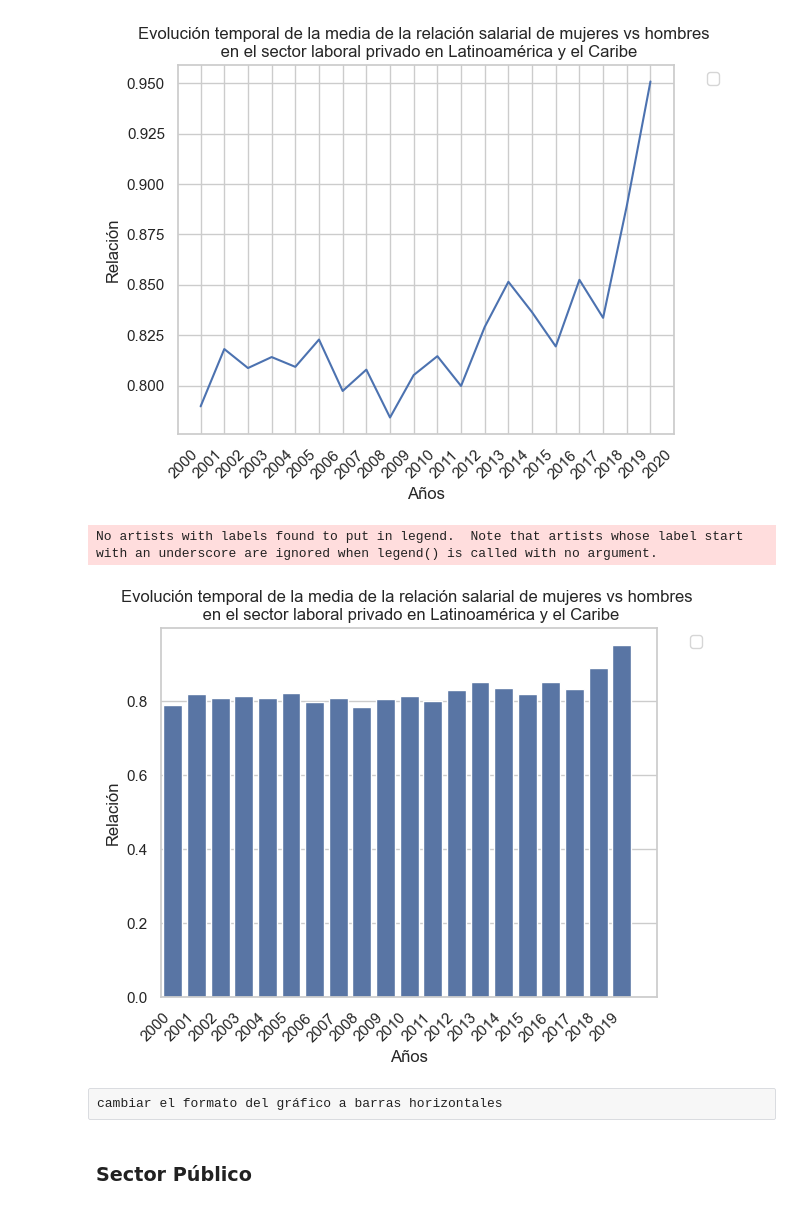
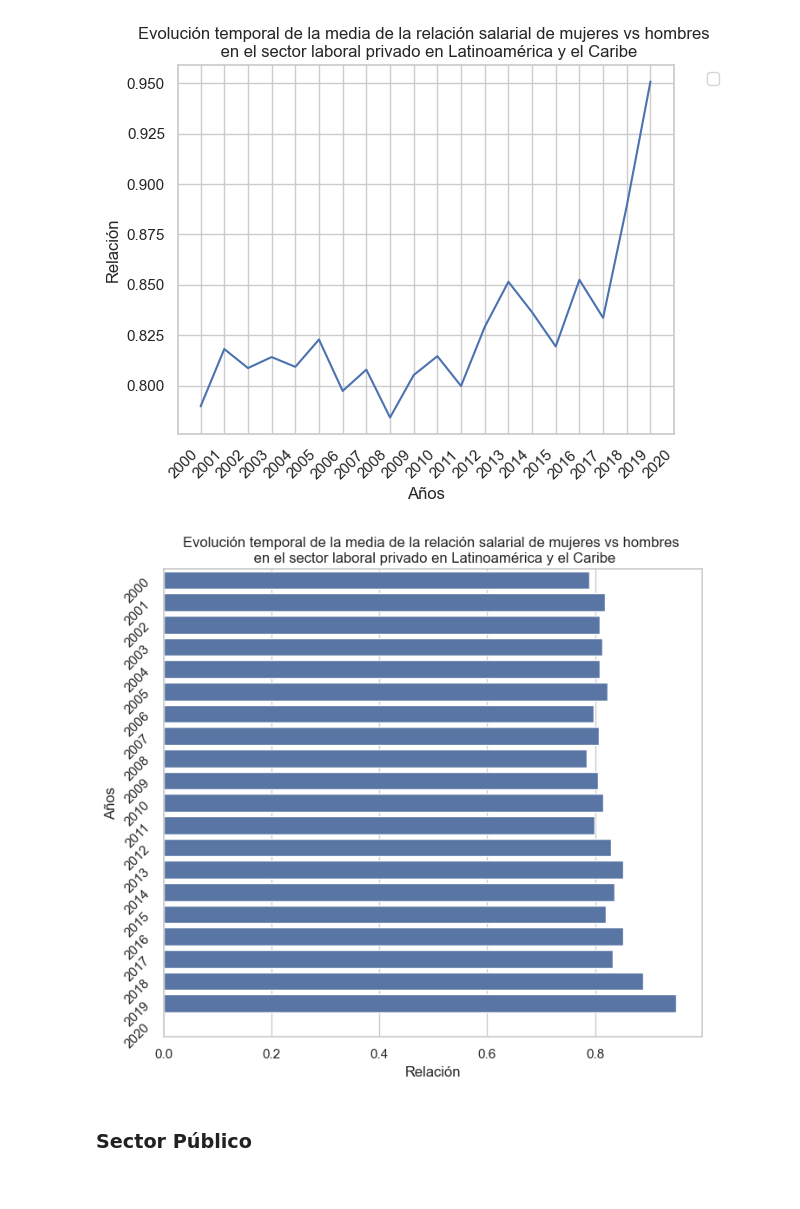
Before and after one commit to AEEM1993/DS_CasoPractico_MOD5, a Jupyter notebook: CasoPractico.ipynb, the cells around one changed output. Drawn from its saved outputs; the diff is of its cells as text; code cells hidden in the pictures.

Commit message:
barras horizontales para indicador de salario mujeres vs hombres

```diff
--- a/CasoPractico.ipynb
+++ b/CasoPractico.ipynb
@@ -259,19 +255,17 @@ plt.show()
 No artists with labels found to put in legend.  Note that artists whose label start with an underscore are ignored when legend() is called with no argument.
 [figure]
 # %%
-sns.barplot(x="year", y="indicator_value", data=result_private)
-plt.xlabel("Años")
-plt.ylabel("Relación")
+plt.figure(figsize=(8,7))
+sns.barplot(y="year", x="indicator_value", data=result_private, orient="h")
+plt.ylabel("Años")
+plt.xlabel("Relación")
 plt.title("Evolución temporal de la media de la relación salarial de mujeres vs hombres \n en el sector laboral privado en Latinoamérica y el Caribe")
-plt.legend(bbox_to_anchor=(1.05, 1), loc='upper left')
-plt.xticks(rotation=45, ha="right", ticks=result_public["year"], labels=result_public["year"].cat.categories)
-# plt.tight_layout()
+# Add a legend if needed
+# plt.legend(bbox_to_anchor=(1.05, 1), loc='upper left')
+plt.yticks(rotation=45, ha="right", ticks=result_private["year"])  # Use result_private for y-ticks
 plt.show()
 # %% [output]
-No artists with labels found to put in legend.  Note that artists whose label start with an underscore are ignored when legend() is called with no argument.
-[figure, old version]
+[figure, new version]
-# %% [raw]
-cambiar el formato del gráfico a barras horizontales
 # %% [markdown]
 ### Sector Público
 # %%
```
Also changed, not shown: parts of 3 cells of this notebook.
